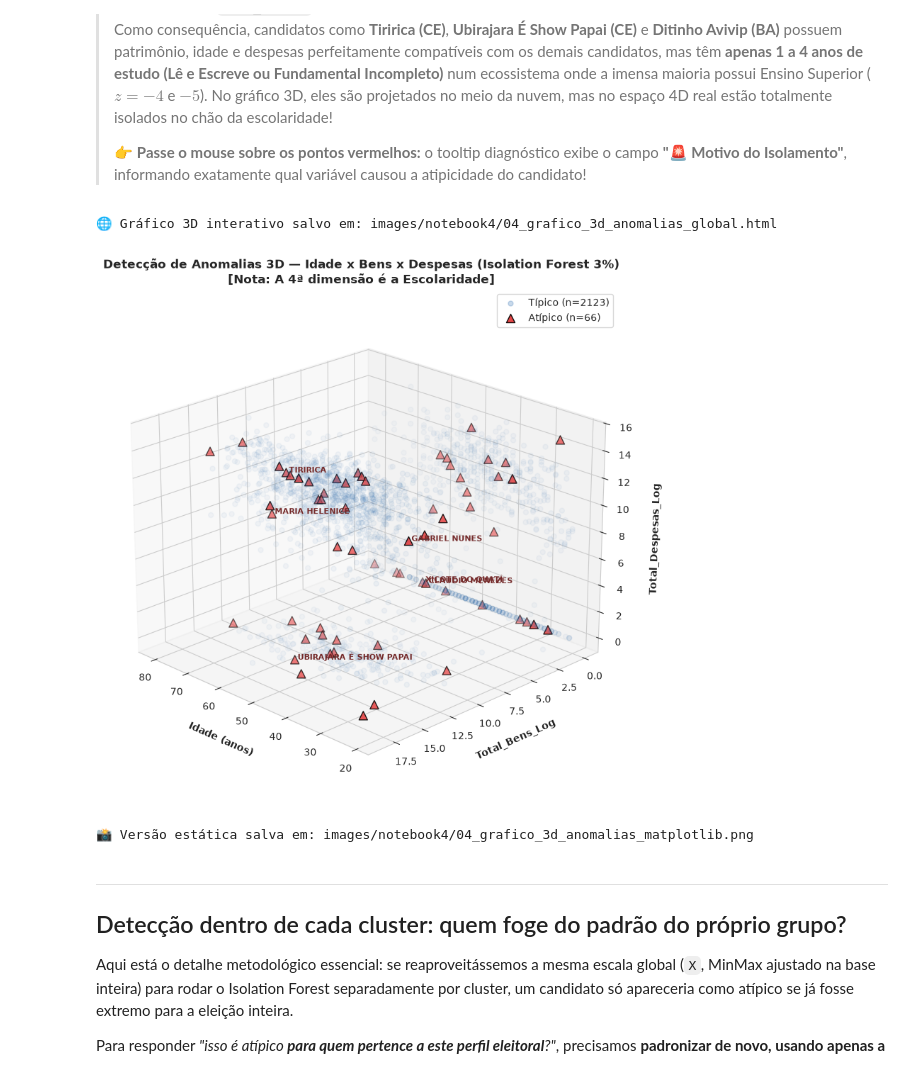
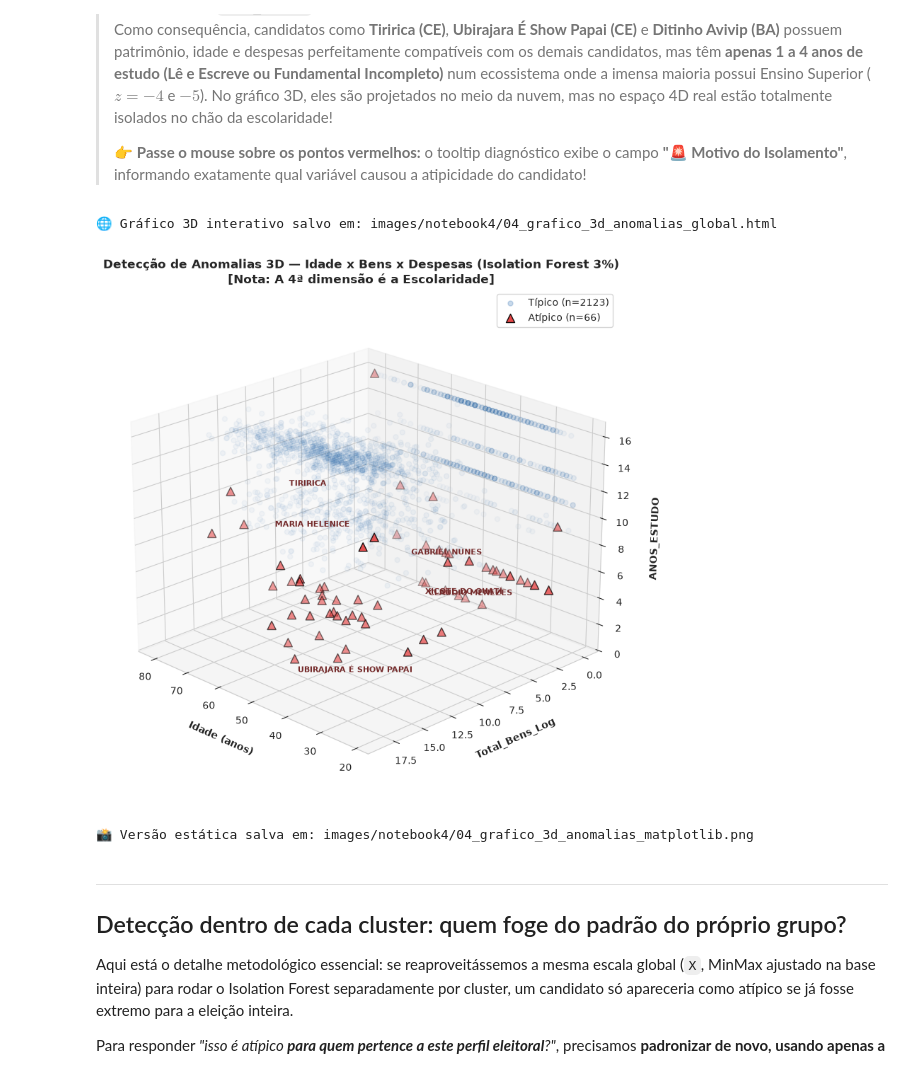
Before and after one commit to TiagoGandra/ml-senac-grupo4, a Jupyter notebook: 04_deteccao_anomalias.ipynb, the cells around one changed output. Cells and saved outputs as stored; diff of their text form; code cells hidden in the pictures.

Commit message:
feat: ajuste detecção anomalias para anos estudo

```diff
--- a/04_deteccao_anomalias.ipynb
+++ b/04_deteccao_anomalias.ipynb
@@ -481,7 +482,7 @@ for status, cor in cores_iso.items():
     ), axis=-1)
 
     fig3d.add_trace(go.Scatter3d(
-        x=sub['IDADE'], y=sub['Total_Bens_Log'], z=sub['Total_Despesas_Contratadas_Log'],
+        x=sub['IDADE'], y=sub['Total_Bens_Log'], z=sub['ANOS_ESTUDO'],
         mode='markers', name=status,
         customdata=customdata,
         marker=dict(
@@ -507,7 +508,7 @@ fig3d.update_layout(
     scene=dict(
         xaxis_title='IDADE (anos)',
         yaxis_title='Total_Bens_Log',
-        zaxis_title='Total_Despesas_Contratadas_Log'
+        zaxis_title='ANOS_ESTUDO'
     ),
     title=f'Candidatos Atípicos (Visão Global 4D): Idade x Bens x Despesas (Passe o mouse para ver o motivo)',
     height=700, margin=dict(l=0, r=0, b=0, t=50),
@@ -516,38 +517,38 @@ fig3d.show()
 
 # Salvar versão interativa em HTML
 fig3d.write_html('images/notebook4/04_grafico_3d_anomalias_global.html')
-print("🌐 Gráfico 3D interativo salvo em: images/notebook4/04_grafico_3d_anomalias_global.html")
+print("Gráfico 3D interativo salvo em: images/notebook4/04_grafico_3d_anomalias_global.html")
 
 # ── Versão Estática 3D em Matplotlib para Slides de Apresentação ──────────────
 fig_3d_mpl = plt.figure(figsize=(12, 8))
 ax_3d = fig_3d_mpl.add_subplot(111, projection='3d')
 tipicos = df_cluster[df_cluster['anomalia_global'] == 'Típico']
 atipicos = df_cluster[df_cluster['anomalia_global'] == 'Atípico']
 
-ax_3d.scatter(tipicos['IDADE'], tipicos['Total_Bens_Log'], tipicos['Total_Despesas_Contratadas_Log'],
+ax_3d.scatter(tipicos['IDADE'], tipicos['Total_Bens_Log'], tipicos['ANOS_ESTUDO'],
              c='#2b6cb0', alpha=0.25, s=25, label=f'Típico (n={len(tipicos)})')
-ax_3d.scatter(atipicos['IDADE'], atipicos['Total_Bens_Log'], atipicos['Total_Despesas_Contratadas_Log'],
+ax_3d.scatter(atipicos['IDADE'], atipicos['Total_Bens_Log'], atipicos['ANOS_ESTUDO'],
              c='#e53e3e', marker='^', alpha=0.95, s=75, edgecolors='black', label=f'Atípico (n={len(atipicos)})')
 
 # Destaque com rótulos para os casos mais discrepantes
 destaques = atipicos.sort_values('score_global').head(6)
 for _, r in destaques.iterrows():
     ax_3d.text(r['IDADE'], r['Total_Bens_Log'], r['Total_Despesas_Contratadas_Log'],
                f" {r['NM_URNA_CANDIDATO']}", fontsize=8, fontweight='bold', color='#742a2a')
 
 ax_3d.set_xlabel('Idade (anos)', fontweight='bold', labelpad=10)
 ax_3d.set_ylabel('Total_Bens_Log', fontweight='bold', labelpad=10)
-ax_3d.set_zlabel('Total_Despesas_Log', fontweight='bold', labelpad=10)
+ax_3d.set_zlabel('ANOS_ESTUDO', fontweight='bold', labelpad=10)
 ax_3d.set_title('Detecção de Anomalias 3D — Idade x Bens x Despesas (Isolation Forest 3%)\n[Nota: A 4ª dimensão é a Escolaridade]', fontsize=12, fontweight='bold')
 ax_3d.legend(loc='upper right')
 ax_3d.view_init(elev=22, azim=135)
 plt.tight_layout()
 plt.savefig('images/notebook4/04_grafico_3d_anomalias_matplotlib.png', dpi=300, bbox_inches='tight')
 plt.show()
 print("📸 Versão estática salva em: images/notebook4/04_grafico_3d_anomalias_matplotlib.png")
 # %% [output]
 🌐 Gráfico 3D interativo salvo em: images/notebook4/04_grafico_3d_anomalias_global.html
-[figure, old version]
+[figure, new version]
 📸 Versão estática salva em: images/notebook4/04_grafico_3d_anomalias_matplotlib.png
 # %% [markdown]
 ---
```
Also changed, not shown: parts of 3 cells of this notebook.
